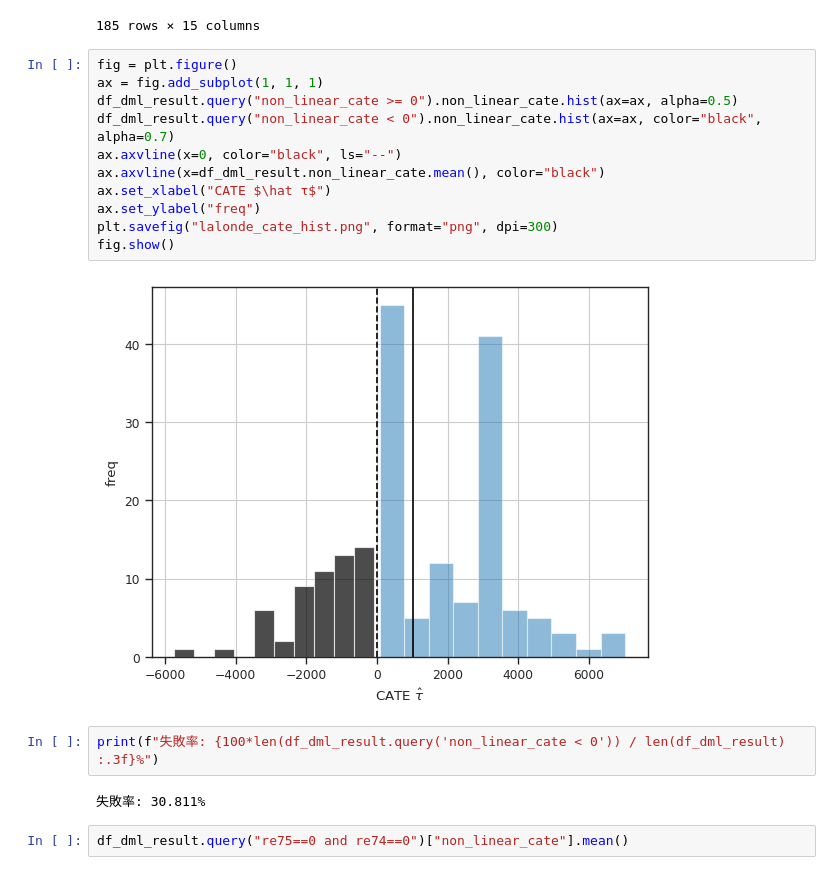
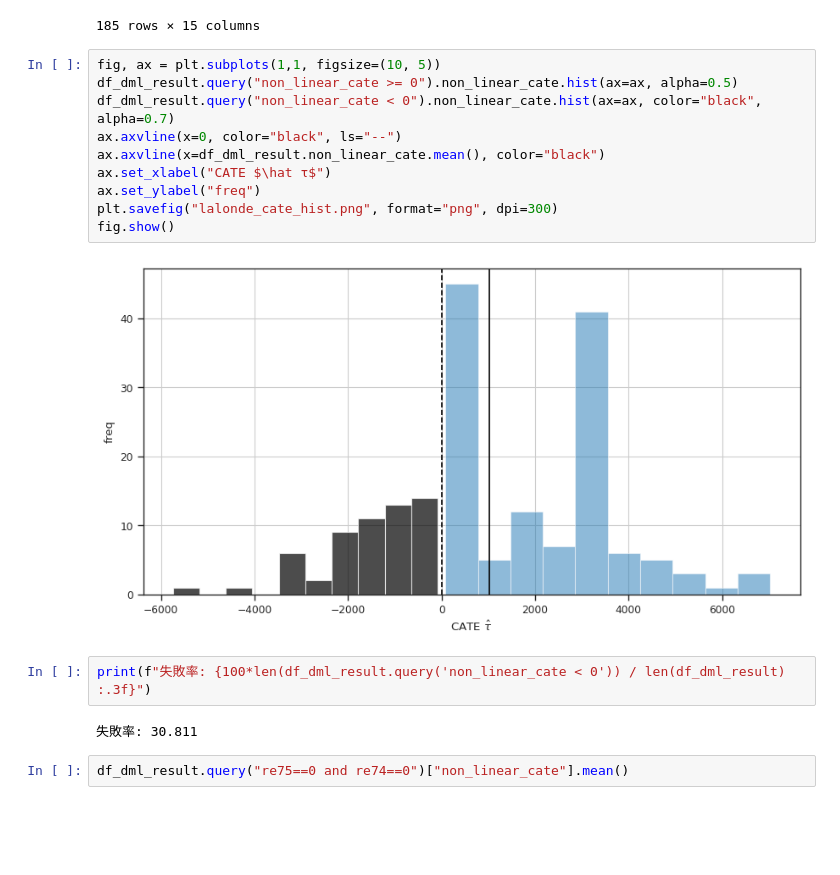
Before and after one commit to MasaAsami/shap-no-use-for-causal, a Jupyter notebook: notebooks/lalonde_cate.ipynb, the cells around one changed output. Cells and saved outputs as stored; diff of their text form; blank space fills up the shorter version.

```diff
--- a/notebooks/lalonde_cate.ipynb
+++ b/notebooks/lalonde_cate.ipynb
@@ -707,22 +679,21 @@ df_dml_result
 | 120 | 1 | 29.0 | 14.0 | 1.0 | 0.0 | 0.0 | 0.0 | 0.000000 | 679.673401 | 17814.980469 | 0.426174 | ... |
 185 rows × 15 columns
 # %%
-fig = plt.figure()
-ax = fig.add_subplot(1, 1, 1)
+fig, ax = plt.subplots(1,1, figsize=(10, 5))
 df_dml_result.query("non_linear_cate >= 0").non_linear_cate.hist(ax=ax, alpha=0.5)
 df_dml_result.query("non_linear_cate < 0").non_linear_cate.hist(ax=ax, color="black", alpha=0.7)
 ax.axvline(x=0, color="black", ls="--")
 ax.axvline(x=df_dml_result.non_linear_cate.mean(), color="black")
 ax.set_xlabel("CATE $\hat τ$")
 ax.set_ylabel("freq")
 plt.savefig("lalonde_cate_hist.png", format="png", dpi=300)
 fig.show()
 # %% [output]
-[figure, old version]
+[figure, new version]
 # %%
-print(f"失敗率: {100*len(df_dml_result.query('non_linear_cate < 0')) / len(df_dml_result) :.3f}%")
+print(f"失敗率: {100*len(df_dml_result.query('non_linear_cate < 0')) / len(df_dml_result) :.3f}")
 # %% [output]
-失敗率: 30.811%
+失敗率: 30.811
 # %%
 df_dml_result.query("re75==0 and re74==0")["non_linear_cate"].mean()
 # %% [output]
```
Also changed, not shown: parts of 7 cells of this notebook.
